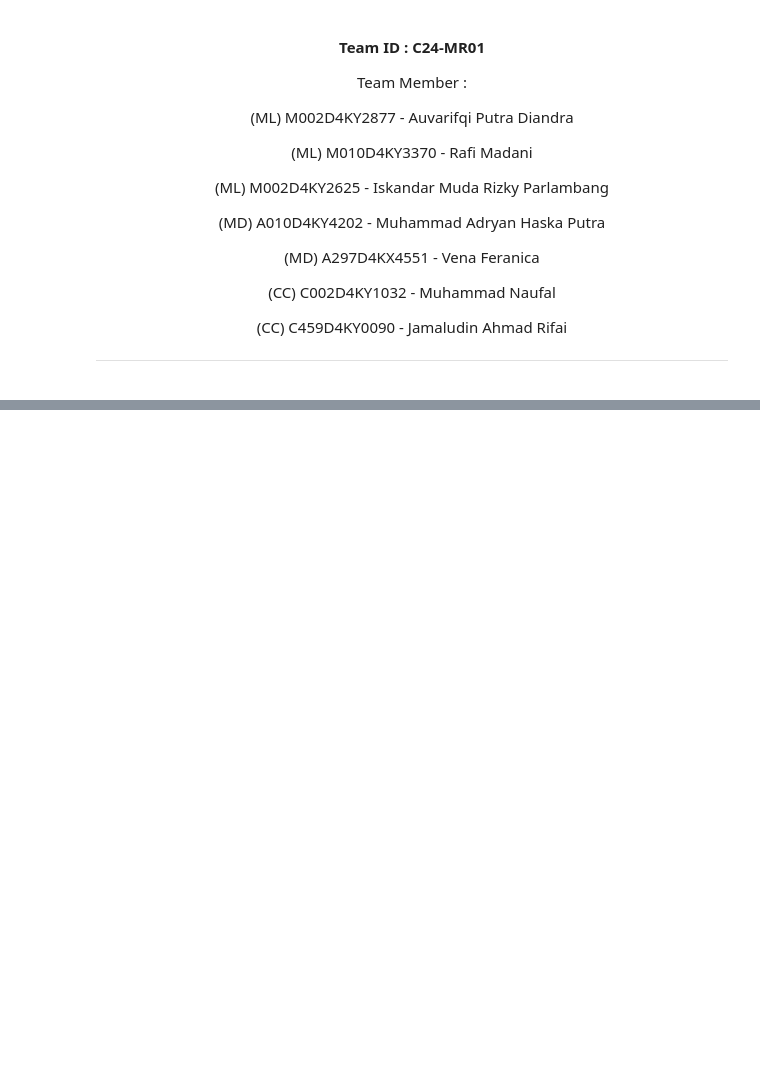
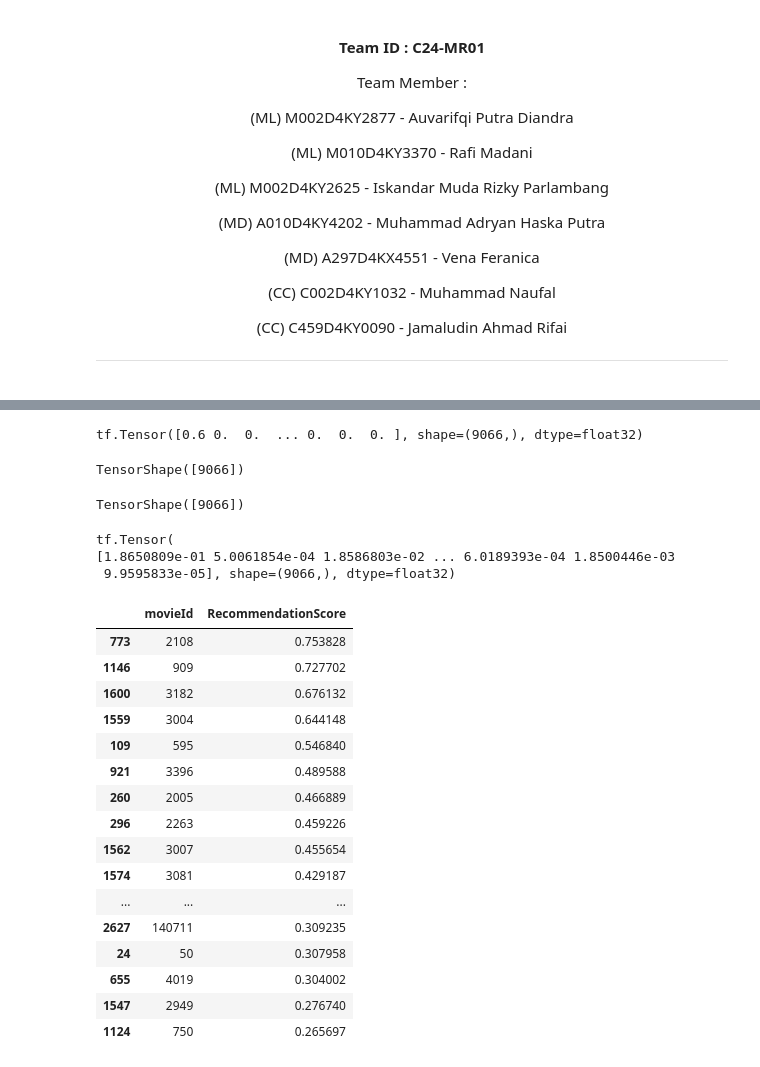
Before and after one commit to C24-MR01/nbs-ml, a Jupyter notebook: collaborative-filtering.ipynb, the cells around one changed output, grey strips where cells are left out. Drawn from its saved outputs; the diff is of its cells as text; code cells hidden in the pictures; blank space fills up the shorter version.

```diff
--- a/collaborative-filtering.ipynb
+++ b/collaborative-filtering.ipynb
@@ -70,0 +252,59 @@ svd.predict(1, 302, 3)
+# %%
+mock_user_id = 215
+# %%
+#Selecting the input user
+#inputUser = trX[mock_user_id-1].reshape(1, -1)
+
+inputUser = tf.convert_to_tensor(trX[mock_user_id-1],"float32")
+v0 = inputUser
+
+print(v0)
+v0.shape
+# %% [output]
+tf.Tensor([0.6 0.  0.  ... 0.  0.  0. ], shape=(9066,), dtype=float32)
+TensorShape([9066])
+# %%
+v0test = tf.zeros([visibleUnits], tf.float32)
+v0test.shape
+# %% [output]
+TensorShape([9066])
+# %%
+#Feeding in the user and reconstructing the input
+
+hh0 = tf.nn.sigmoid(tf.matmul([v0], W) + hb)
+
+vv1 = tf.nn.sigmoid(tf.matmul(hh0, tf.transpose(W)) + vb)
+
+rec = vv1
+
+tf.maximum(rec,1)
+for i in vv1:
+    print(i)
+# %% [output]
+tf.Tensor(
+[1.8650809e-01 5.0061854e-04 1.8586803e-02 ... 6.0189393e-04 1.8500446e-03
+ 9.9595833e-05], shape=(9066,), dtype=float32)
+# %%
+unique_movie_ids = movies_ratings[['movieId']].drop_duplicates()
+# %%
+scored_movies_df_mock = unique_movie_ids[unique_movie_ids['movieId'].isin(user_rating_df.columns)]
+scored_movies_df_mock = scored_movies_df_mock.assign(RecommendationScore = rec[0])
+scored_movies_df_mock.sort_values(["RecommendationScore"], ascending=False).head(20)
+# %% [output]
+|  | movieId | RecommendationScore |
+| 773 | 2108 | 0.753828 |
+| 1146 | 909 | 0.727702 |
+| 1600 | 3182 | 0.676132 |
+| 1559 | 3004 | 0.644148 |
+| 109 | 595 | 0.546840 |
+| 921 | 3396 | 0.489588 |
+| 260 | 2005 | 0.466889 |
+| 296 | 2263 | 0.459226 |
+| 1562 | 3007 | 0.455654 |
+| 1574 | 3081 | 0.429187 |
+| ... | ... | ... |
+| 2627 | 140711 | 0.309235 |
+| 24 | 50 | 0.307958 |
+| 655 | 4019 | 0.304002 |
+| 1547 | 2949 | 0.276740 |
+| 1124 | 750 | 0.265697 |
```
Also changed, not shown: parts of 18 cells of this notebook.
